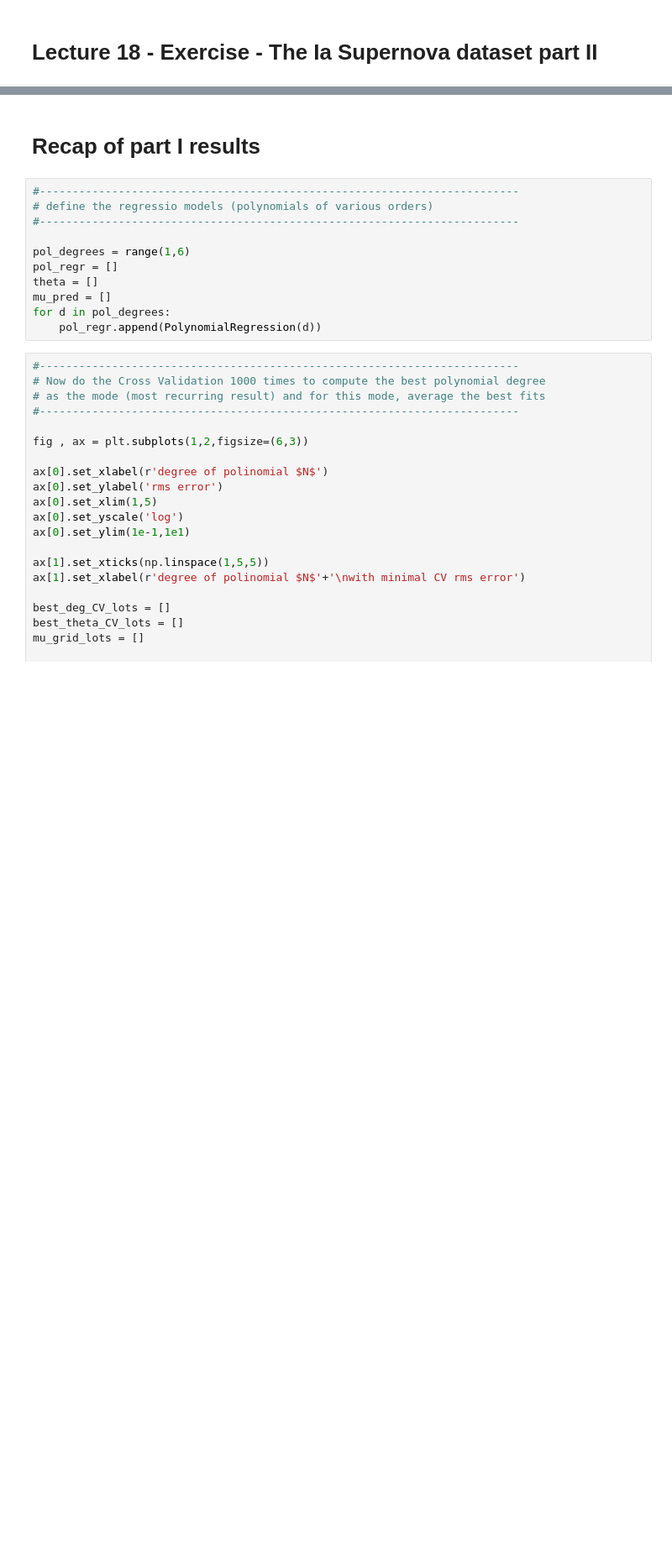
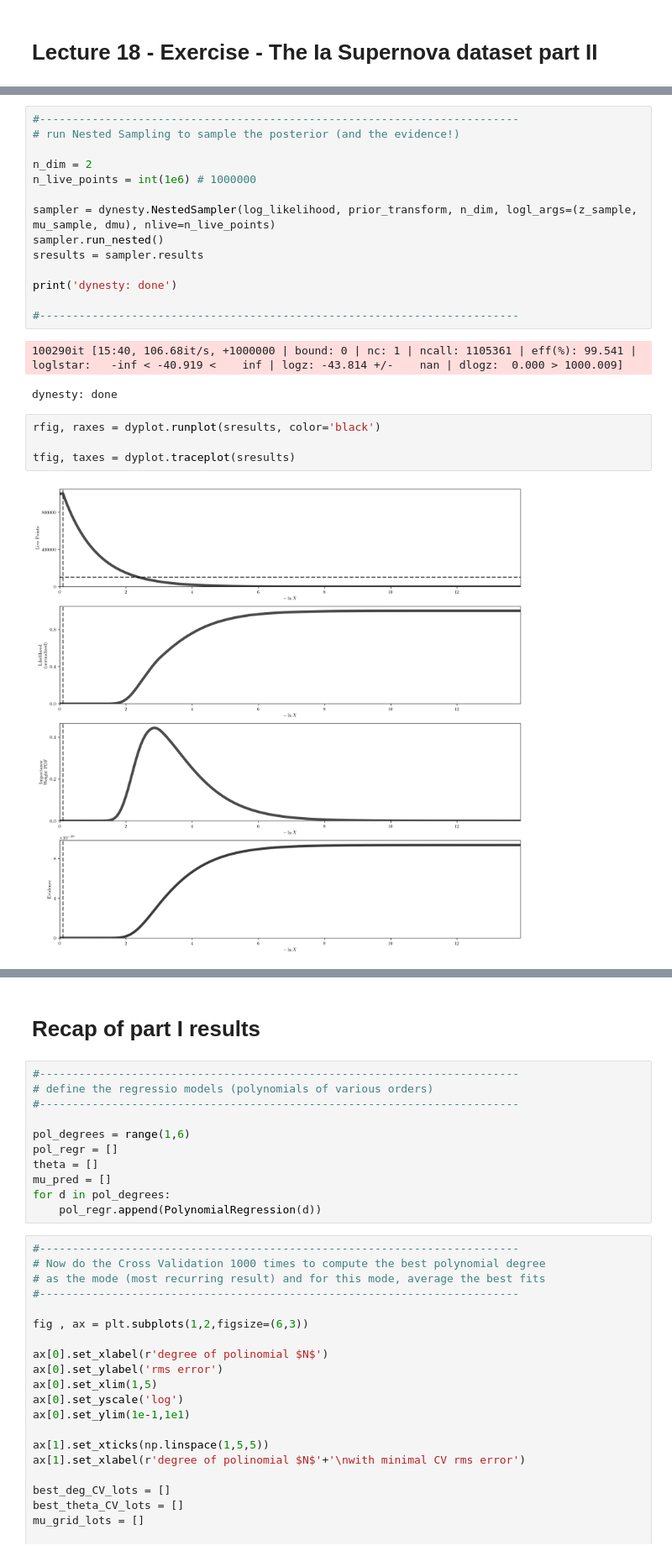
Before and after one commit to Andrea-Pierini/astrostatistics_bicocca_2022-1, a Jupyter notebook: working/L18.ipynb, the cells around one changed output, grey strips where cells are left out. Shown at 84% size. Saved outputs shown, nothing was run; the diff lists cells and outputs as text; blank space fills up the shorter version.

Commit message:
Worked on exercise from lecture 18. Completed nested sampling paramter estimation for dark energy and hubble constant.

```diff
--- a/working/L18.ipynb
+++ b/working/L18.ipynb
@@ -379,0 +451,23 @@ $$
+# %%
+#-------------------------------------------------------------------------
+# run Nested Sampling to sample the posterior (and the evidence!)
+
+n_dim = 2
+n_live_points = int(1e6) # 1000000
+
+sampler = dynesty.NestedSampler(log_likelihood, prior_transform, n_dim, logl_args=(z_sample, mu_sample, dmu), nlive=n_live_points)
+sampler.run_nested()
+sresults = sampler.results
+
+print('dynesty: done')
+
+#-------------------------------------------------------------------------
+# %% [output]
+100290it [15:40, 106.68it/s, +1000000 | bound: 0 | nc: 1 | ncall: 1105361 | eff(%): 99.541 | loglstar:   -inf < -40.919 <    inf | logz: -43.814 +/-    nan | dlogz:  0.000 > 1000.009]
+dynesty: done
+# %%
+rfig, raxes = dyplot.runplot(sresults, color='black')
+
+tfig, taxes = dyplot.traceplot(sresults)
+# %% [output]
+[figure, added]
```
Also changed, not shown: parts of 13 cells of this notebook, 22 other files.
